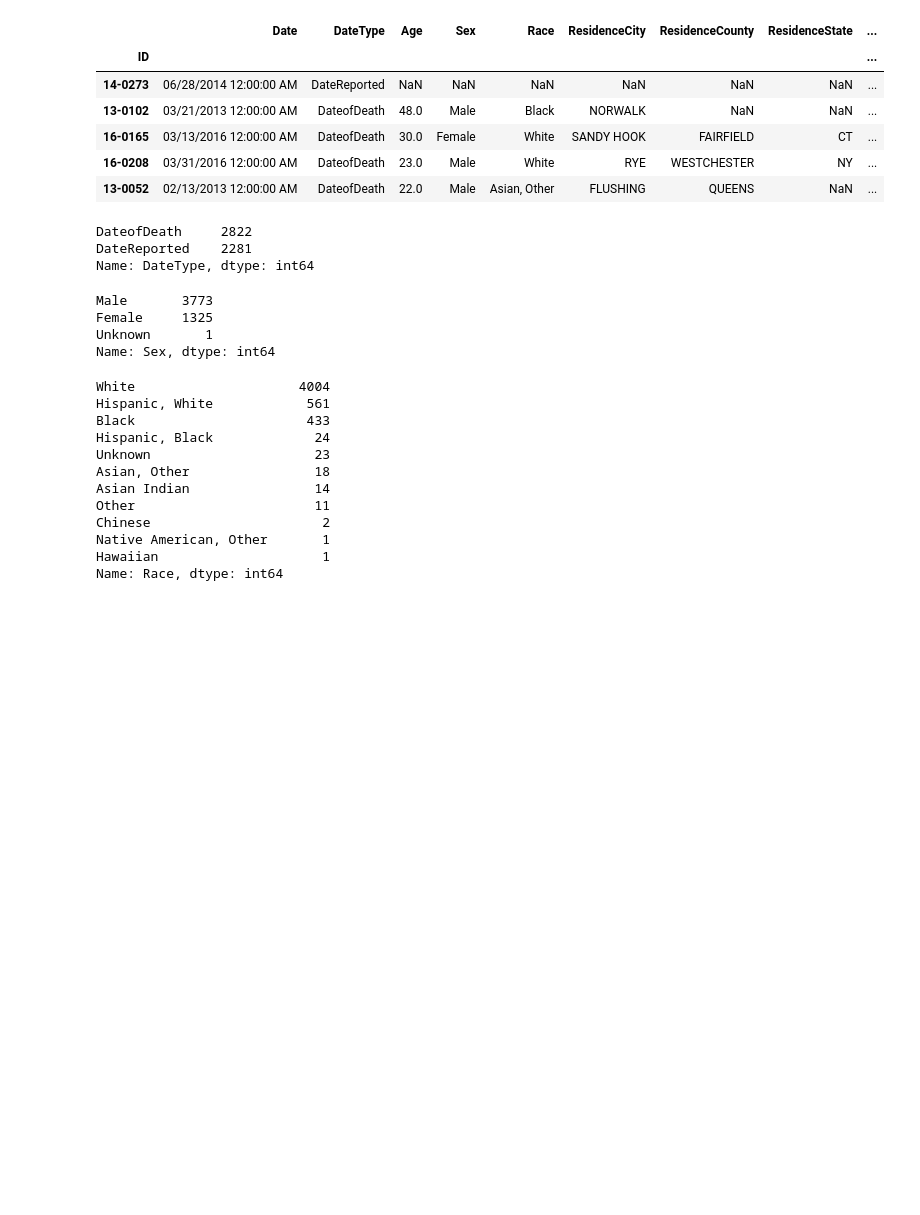
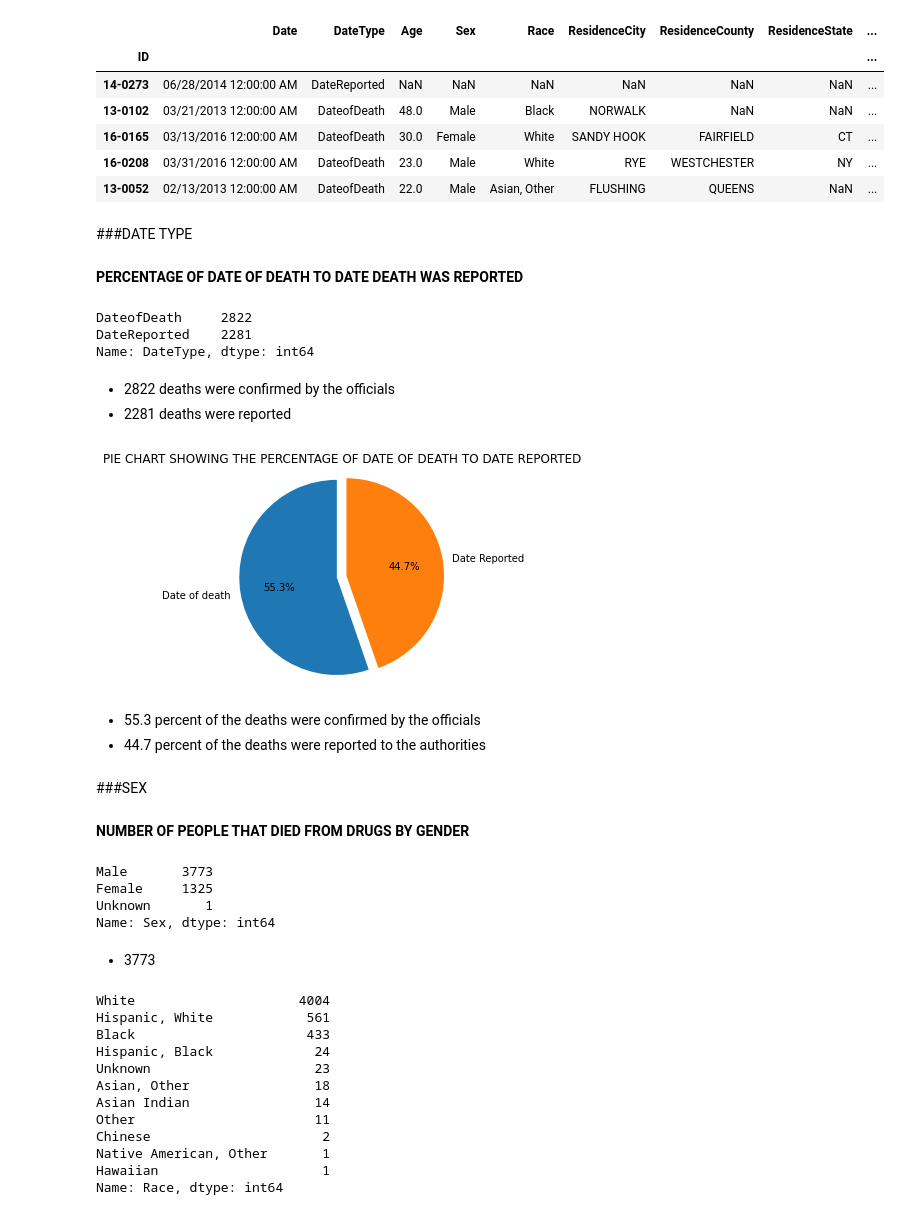
Before and after one commit to MikeDeecode/US-accidental--drugs-death-analysis, a Jupyter notebook: US_accidental_drugs_death.ipynb, the cells around one changed output. Saved outputs shown, nothing was run; the diff lists cells and outputs as text; code cells hidden in the pictures; blank space fills up the shorter version.

```diff
--- a/US_accidental_drugs_death.ipynb
+++ b/US_accidental_drugs_death.ipynb
@@ -107,12 +113,38 @@ drugs_death.head()
 | 16-0165 | 03/13/2016 12:00:00 AM | DateofDeath | 30.0 | Female | White | SANDY HOOK | FAIRFIELD | CT | ... |
 | 16-0208 | 03/31/2016 12:00:00 AM | DateofDeath | 23.0 | Male | White | RYE | WESTCHESTER | NY | ... |
 | 13-0052 | 02/13/2013 12:00:00 AM | DateofDeath | 22.0 | Male | Asian, Other | FLUSHING | QUEENS | NaN | ... |
+# %% [markdown]
+###DATE TYPE
+# %% [markdown]
+**PERCENTAGE OF DATE OF DEATH TO DATE DEATH WAS REPORTED**
 # %%
 drugs_death['DateType'].value_counts()
 # %% [output]
 DateofDeath     2822
 DateReported    2281
 Name: DateType, dtype: int64
+# %% [markdown]
+* 2822 deaths were confirmed by the officials
+* 2281 deaths were reported
+# %%
+labels = 'Date of death', 'Date Reported'
+size = [2822, 2281]
+explode = [0, 0.1]
+
+fig1, ax1 = plt.subplots()
+ax1.pie(size, labels = labels, explode = explode, autopct = '%1.1f%%', startangle = 90)
+ax1.axis('equal')
+plt.title("PIE CHART SHOWING THE PERCENTAGE OF DATE OF DEATH TO DATE REPORTED")
+plt.show()
+# %% [output]
+[figure, added]
+# %% [markdown]
+* 55.3 percent of the deaths were confirmed by the officials
+* 44.7 percent of the deaths were reported to the authorities
+# %% [markdown]
+###SEX
+# %% [markdown]
+**NUMBER OF PEOPLE THAT DIED FROM DRUGS BY GENDER**
 # %%
 drugs_death['Sex'].value_counts()
 # %% [output]
@@ -120,6 +152,8 @@ Male       3773
 Female     1325
 Unknown       1
 Name: Sex, dtype: int64
+# %% [markdown]
+* 3773
 # %%
 drugs_death['Race'].value_counts()
 # %% [output]
```
Also changed, not shown: parts of 3 cells of this notebook.
